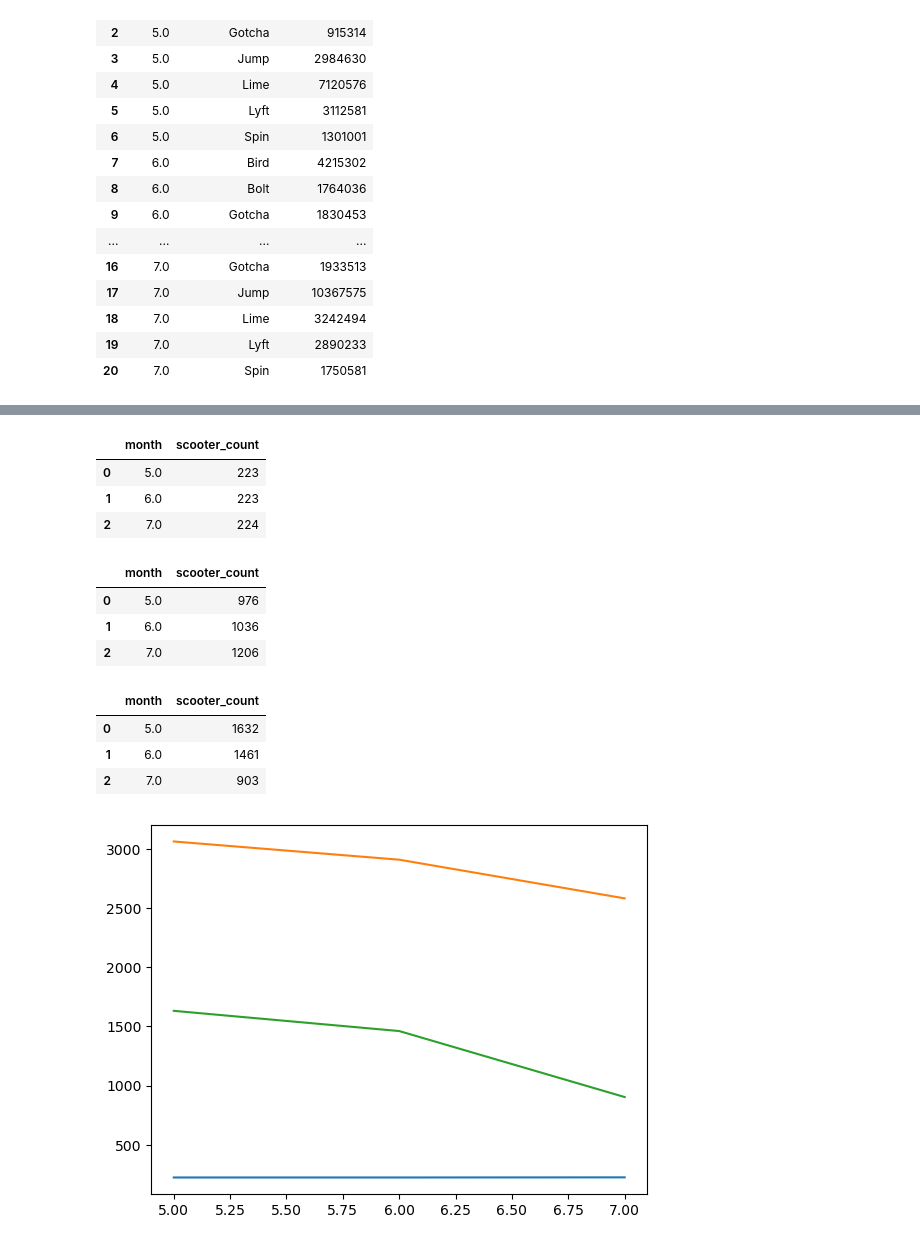
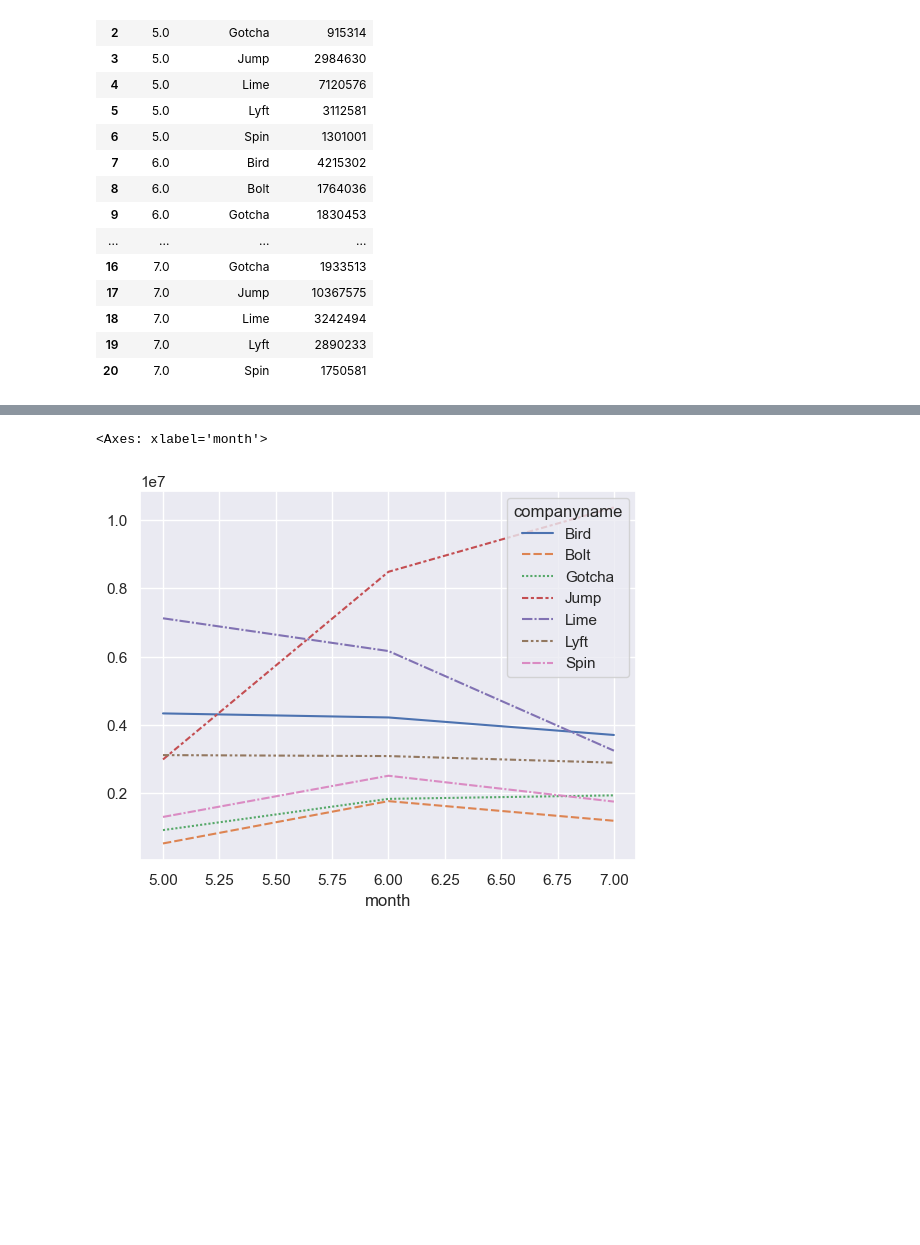
Before and after one commit to NSS-Data-Analytics-Cohort-8/scooter-partner1-whenhugocallsuspythonistas, a Jupyter notebook: notebooks/eda.ipynb, the cells around one changed output, grey strips where cells are left out. Saved outputs shown, nothing was run; the diff lists cells and outputs as text; code cells hidden in the pictures; blank space fills up the shorter version.

```diff
--- a/notebooks/eda.ipynb
+++ b/notebooks/eda.ipynb
@@ -164,62 +114,9 @@ bolt.head()
-# %%
-q2 = '''
-SELECT EXTRACT(MONTH FROM pubdatetime) as month, COUNT(DISTINCT sumdid) as scooter_count
-FROM scooters
-WHERE companyname = 'Gotcha'
-GROUP BY month;
-'''
-result = engine.execute(q2)
-
-gotcha = pd.read_sql(q2, con = engine)
-gotcha.head()
-# %% [output]
-|  | month | scooter_count |
-| 0 | 5.0 | 223 |
-| 1 | 6.0 | 223 |
-| 2 | 7.0 | 224 |
-# %%
-q3 = '''
-SELECT EXTRACT(MONTH FROM pubdatetime) as month, COUNT(DISTINCT sumdid) as scooter_count
-FROM scooters
-WHERE companyname = 'Jump'
-GROUP BY month;
-'''
-result = engine.execute(q3)
-
-jump = pd.read_sql(q3, con = engine)
-jump.head()
-# %% [output]
-|  | month | scooter_count |
-| 0 | 5.0 | 976 |
-| 1 | 6.0 | 1036 |
-| 2 | 7.0 | 1206 |
-# %%
-q4 = '''
-SELECT EXTRACT(MONTH FROM pubdatetime) as month, COUNT(DISTINCT sumdid) as scooter_count
-FROM scooters
-WHERE companyname = 'Lime'
-GROUP BY month;
-'''
-result = engine.execute(q4)
-
-lime = pd.read_sql(q4, con = engine)
-lime.head()
-# %% [output]
-|  | month | scooter_count |
-| 0 | 5.0 | 1632 |
-| 1 | 6.0 | 1461 |
-| 2 | 7.0 | 903 |
-# %%
-d = gotcha
-df = pd.DataFrame(data=gotcha)
-plt.plot(df.month, df.scooter_count)
-d1 = bird
-df1 = pd.DataFrame(data=bird)
-plt.plot(df1.month, df1.scooter_count)
-d2 = lime
-df2 = pd.DataFrame(data=lime)
-plt.plot(df2.month, df2.scooter_count)
-
-plt.show()
-# %% [output]
-[figure, removed]
+# %%
+pivot_df = count_each_company_time.pivot(index='month', columns='companyname', values='scooter_count')
+# %%
+sns.set_theme(style="darkgrid")
+# Plot the responses for different events and regions
+sns.lineplot(data=pivot_df)
+# %% [output]
+<Axes: xlabel='month'>
+[figure, added]
```
Also changed, not shown: parts of 4 cells of this notebook, 1 other file.
